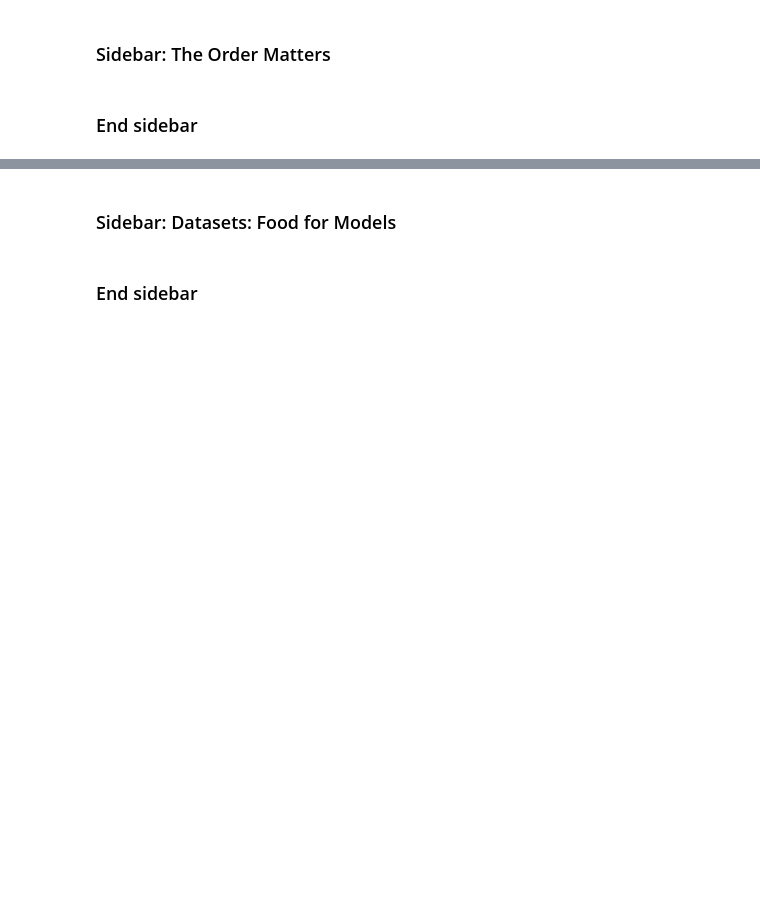
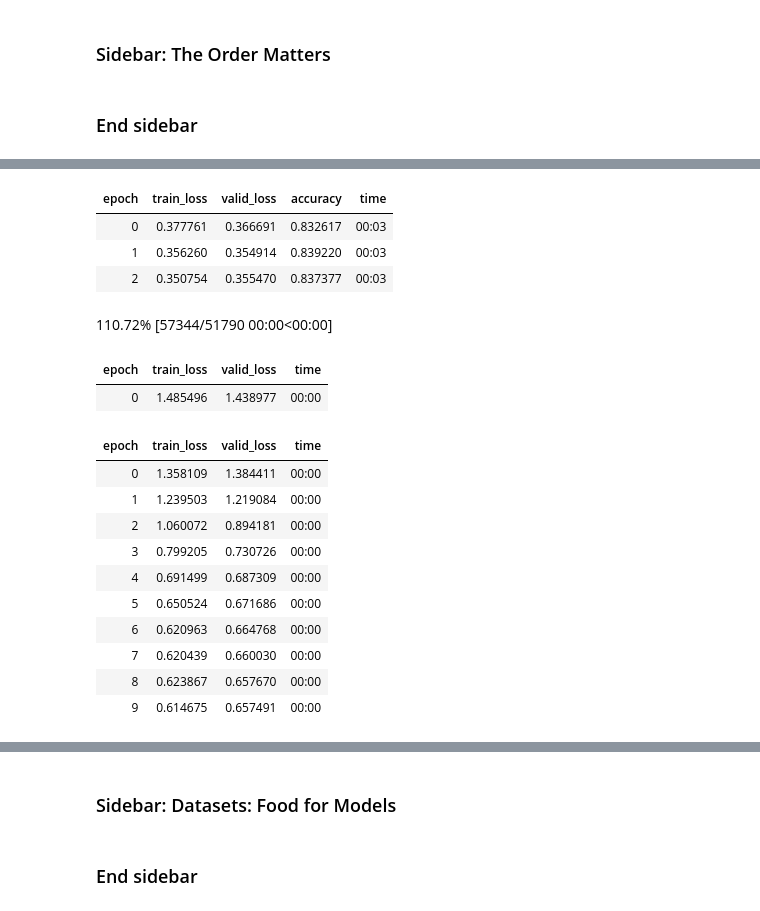
Before and after one commit to warrenrose/Fastai-Learning, a Jupyter notebook: 01_intro.ipynb, the cells around one changed output, grey strips where cells are left out. Cells and saved outputs as stored; diff of their text form; code cells hidden in the pictures; blank space fills up the shorter version.

Commit message:
Kaggle Notebook | 01_intro | Version 1 | Ran through all exercises in model training. Next = Questionnaire

```diff
--- a/01_intro.ipynb
+++ b/01_intro.ipynb
@@ -157,9 +287,29 @@ learn = tabular_learner(dls, metrics=accuracy)
 # %%
-learn.fit_one_cycle(3)
+learn_tabular.fit_one_cycle(3)
+# %% [output]
+| epoch | train_loss | valid_loss | accuracy | time |
+| 0 | 0.377761 | 0.366691 | 0.832617 | 00:03 |
+| 1 | 0.356260 | 0.354914 | 0.839220 | 00:03 |
+| 2 | 0.350754 | 0.355470 | 0.837377 | 00:03 |
 # %%
 from fastai.collab import *
 path = untar_data(URLs.ML_SAMPLE)
 dls = CollabDataLoaders.from_csv(path/'ratings.csv')
-learn = collab_learner(dls, y_range=(0.5,5.5))
-learn.fine_tune(10)
+learn_collab = collab_learner(dls, y_range=(0.5,5.5))
+learn_collab.fine_tune(10)
+# %% [output]
+110.72% [57344/51790 00:00<00:00]
+| epoch | train_loss | valid_loss | time |
+| 0 | 1.485496 | 1.438977 | 00:00 |
+| epoch | train_loss | valid_loss | time |
+| 0 | 1.358109 | 1.384411 | 00:00 |
+| 1 | 1.239503 | 1.219084 | 00:00 |
+| 2 | 1.060072 | 0.894181 | 00:00 |
+| 3 | 0.799205 | 0.730726 | 00:00 |
+| 4 | 0.691499 | 0.687309 | 00:00 |
+| 5 | 0.650524 | 0.671686 | 00:00 |
+| 6 | 0.620963 | 0.664768 | 00:00 |
+| 7 | 0.620439 | 0.660030 | 00:00 |
+| 8 | 0.623867 | 0.657670 | 00:00 |
+| 9 | 0.614675 | 0.657491 | 00:00 |
 # %%
```
Also changed, not shown: parts of 25 cells of this notebook.
